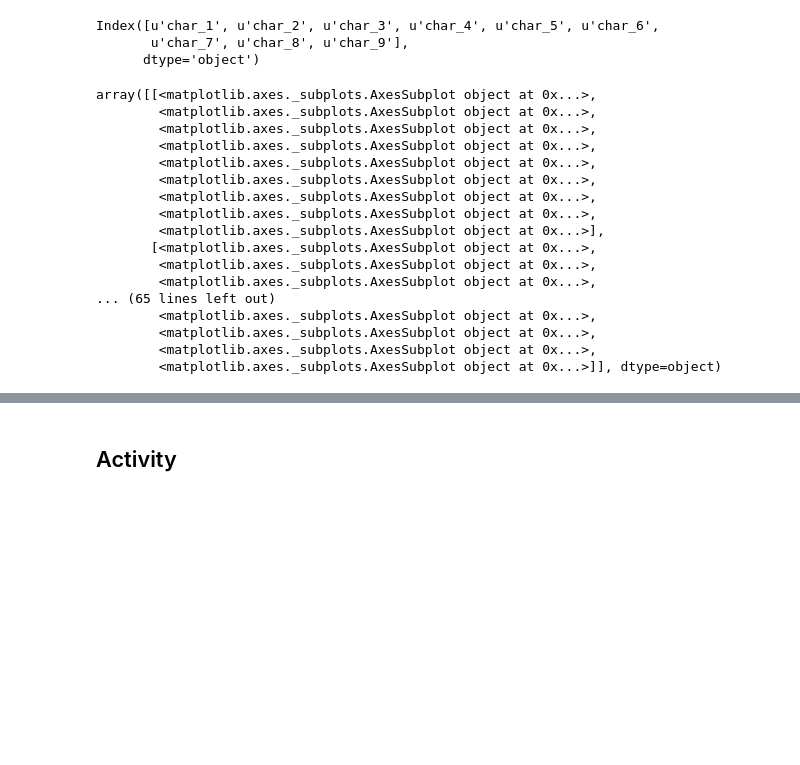
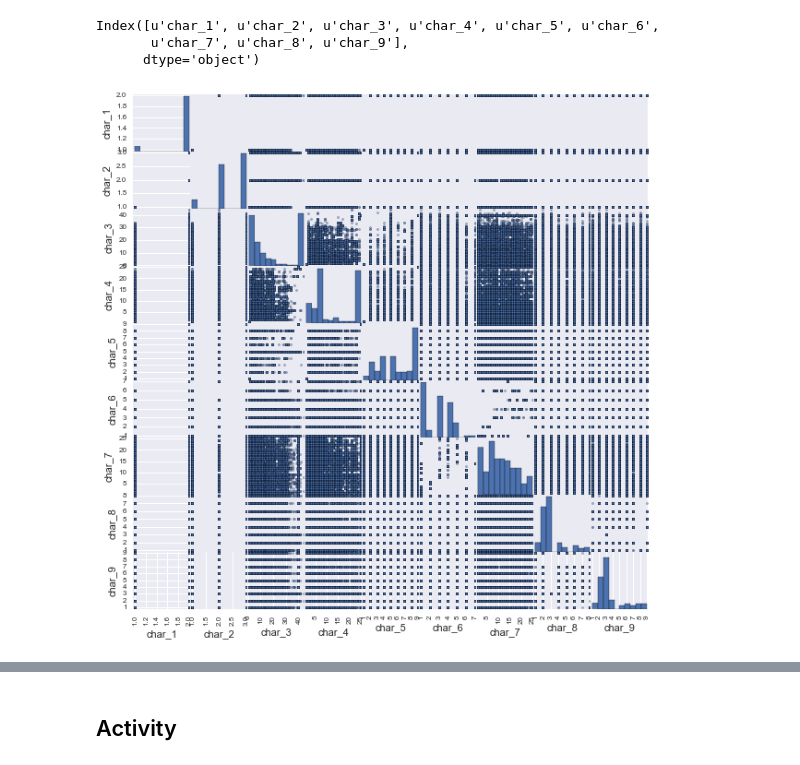
Before and after one commit to tqnhu/RedHat, a Jupyter notebook: RedHat.ipynb, the cells around one changed output, grey strips where cells are left out. Saved outputs shown, nothing was run; the diff lists cells and outputs as text; code cells hidden in the pictures; blank space fills up the shorter version.

```diff
--- a/RedHat.ipynb
+++ b/RedHat.ipynb
@@ -83,23 +81,7 @@ Index([u'char_1', u'char_2', u'char_3', u'char_4', u'char_5', u'char_6',
       dtype='object')
 # %%
 nb=people[nb_col].applymap(type_reduce)
-# %%
-pd.scatter_matrix(nb)
-# %% [output]
-array([[<matplotlib.axes._subplots.AxesSubplot object at 0x...>,
-        <matplotlib.axes._subplots.AxesSubplot object at 0x...>,
-        <matplotlib.axes._subplots.AxesSubplot object at 0x...>,
-        <matplotlib.axes._subplots.AxesSubplot object at 0x...>,
-        <matplotlib.axes._subplots.AxesSubplot object at 0x...>,
-        <matplotlib.axes._subplots.AxesSubplot object at 0x...>,
-        <matplotlib.axes._subplots.AxesSubplot object at 0x...>,
-        <matplotlib.axes._subplots.AxesSubplot object at 0x...>,
-        <matplotlib.axes._subplots.AxesSubplot object at 0x...>],
-       [<matplotlib.axes._subplots.AxesSubplot object at 0x...>,
-        <matplotlib.axes._subplots.AxesSubplot object at 0x...>,
-        <matplotlib.axes._subplots.AxesSubplot object at 0x...>,
-... (65 lines left out)
-        <matplotlib.axes._subplots.AxesSubplot object at 0x...>,
-        <matplotlib.axes._subplots.AxesSubplot object at 0x...>,
-        <matplotlib.axes._subplots.AxesSubplot object at 0x...>,
-        <matplotlib.axes._subplots.AxesSubplot object at 0x...>]], dtype=object)
+# %%
+_=pd.scatter_matrix(nb,figsize=(12,12))
+# %% [output]
+[figure, added]
```
Also changed, not shown: parts of 31 cells of this notebook.
